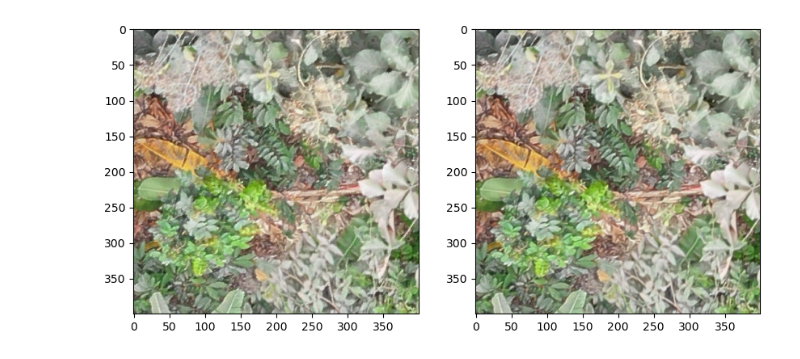
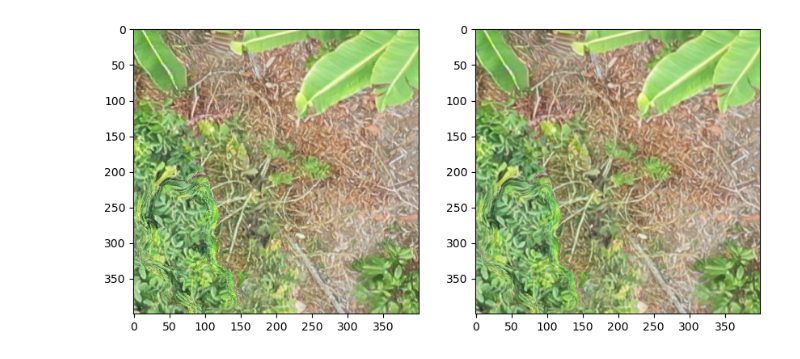
Before and after one commit to TimEngelmann/ai4est, a Jupyter notebook: exploration/patches_exploration.ipynb, the cells around one changed output. Cells and saved outputs as stored; diff of their text form; code cells hidden in the pictures.

```diff
--- a/exploration/patches_exploration.ipynb
+++ b/exploration/patches_exploration.ipynb
@@ -40,8 +40,6 @@ image_shapes = {"Flora Pluas RGB": (15578, 16782),
                 "Leonor Aspiazu RGB": (13855, 17134),
                 "Carlos Vera Arteaga RGB": (15053, 15297),
                 "Carlos Vera Guevara RGB": (12305, 12425)}
-# %%
-patches.rotation = patches.rotation.replace(60, 90)
 # %%
 vertices_transformed_array = []
 for idx, patch in patches.iterrows():
@@ -58,7 +56,7 @@ for idx, patch in patches.iterrows():
 
 patches["vertices_transformed"] = vertices_transformed_array
 # %%
-site = "Nestor Macias RGB" # "Leonor Aspiazu RGB"
+site = "Leonor Aspiazu RGB"
 patches_site = patches[patches.site == site]
 trees_site = trees[trees.site == site]
 # %%
@@ -143,16 +128,16 @@ Name: 1123, dtype: object
 # %%
 # comparing patches
-patch = patches_site[patches_site.rotation == 90].iloc[20]
+patch = patches_site[patches_site.rotation == 60].iloc[20]
 image_patch = cv2.imread('../data/dataset/{}'.format(patch.path))
 image_patch = np.array(cv2.cvtColor(image_patch, cv2.COLOR_BGR2RGB))
 
 rotated_image = imutils.rotate(image, patch.rotation)
 
 fig, axs = plt.subplots(1, 2, figsize=(10,15))
 axs = axs.flat
 
 axs[0].imshow(image_patch)
 axs[1].imshow(rotated_image[patch.vertices[0][1]:patch.vertices[2][1], patch.vertices[0][0]:patch.vertices[2][0]])
 plt.show()
 # %% [output]
-[figure, old version]
+[figure, new version]
```
Also changed, not shown: parts of 7 cells of this notebook.
